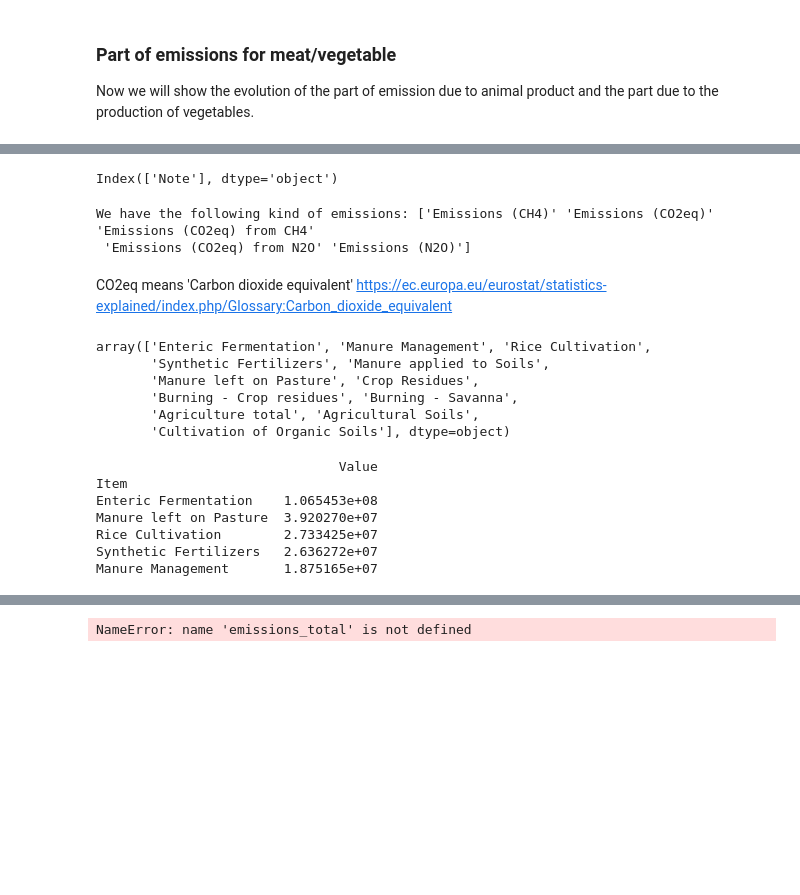
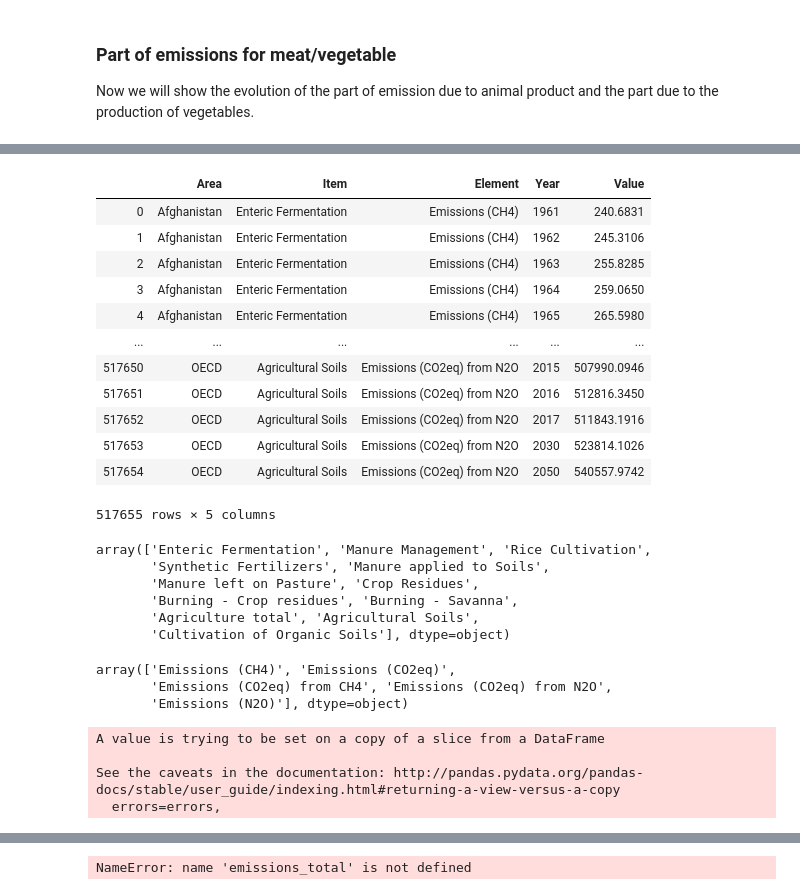
Before and after one commit to Lambo97/ADAProject, a Jupyter notebook: src/Milestone2.ipynb, the cells around one changed output, grey strips where cells are left out. Cells and saved outputs as stored; diff of their text form; code cells hidden in the pictures; blank space fills up the shorter version.

```diff
--- a/src/Milestone2.ipynb
+++ b/src/Milestone2.ipynb
@@ -69,5 +72,7 @@ plt.show()
 ### Part of emissions for meat/vegetable <a name="world_meat_vegetal"></a>
 Now we will show the evolution of the part of emission due to animal product and the part due to the production of vegetables.
 # %%
-emissions_total_path = DATA_PATH+'Emissions_Agriculture_Agriculture_total_E_All_Data_(Norm).csv'
+# Load and clean data
+emissions_total_path = DATA_PATH+'Emissions_Agriculture_Agriculture_total_E_All_Data_(Normalized).csv'
 emissions_total = pd.read_csv(emissions_total_path, encoding='latin-1', engine='python')
+emissions_total.drop(columns=['Item Code', 'Element Code', 'Area Code', 'Year Code', 'Unit', 'Flag', 'Note'], inplace=True)
@@ -85,23 +79,19 @@ emissions_total.head()
-# %%
-# check for NaN values
-emissions_total.columns[emissions_total.isna().any()]
-# %% [output]
-Index(['Note'], dtype='object')
-# %%
-# What kind of emissions are there?
-print("We have the following kind of emissions:",emissions_total['Element'].unique())
-#print(emissions_total['Element Code'].unique())
-
-# Units are all in Gigagrams
-# print(emissions_total['Unit'].unique())
-
-#emissions_total['Country'].unique()
-# %% [output]
-We have the following kind of emissions: ['Emissions (CH4)' 'Emissions (CO2eq)' 'Emissions (CO2eq) from CH4'
- 'Emissions (CO2eq) from N2O' 'Emissions (N2O)']
-# %% [markdown]
-CO2eq means 'Carbon dioxide equivalent'
-https://ec.europa.eu/eurostat/statistics-explained/index.php/Glossary:Carbon_dioxide_equivalent
+# %%
+emissions_total
+# %% [output]
+|  | Area | Item | Element | Year | Value |
+| 0 | Afghanistan | Enteric Fermentation | Emissions (CH4) | 1961 | 240.6831 |
+| 1 | Afghanistan | Enteric Fermentation | Emissions (CH4) | 1962 | 245.3106 |
+| 2 | Afghanistan | Enteric Fermentation | Emissions (CH4) | 1963 | 255.8285 |
+| 3 | Afghanistan | Enteric Fermentation | Emissions (CH4) | 1964 | 259.0650 |
+| 4 | Afghanistan | Enteric Fermentation | Emissions (CH4) | 1965 | 265.5980 |
+| ... | ... | ... | ... | ... | ... |
+| 517650 | OECD | Agricultural Soils | Emissions (CO2eq) from N2O | 2015 | 507990.0946 |
+| 517651 | OECD | Agricultural Soils | Emissions (CO2eq) from N2O | 2016 | 512816.3450 |
+| 517652 | OECD | Agricultural Soils | Emissions (CO2eq) from N2O | 2017 | 511843.1916 |
+| 517653 | OECD | Agricultural Soils | Emissions (CO2eq) from N2O | 2030 | 523814.1026 |
+| 517654 | OECD | Agricultural Soils | Emissions (CO2eq) from N2O | 2050 | 540557.9742 |
+517655 rows × 5 columns
 # %%
 emissions_total.Item.unique()
 # %% [output]
@@ -111,6 +101,12 @@ array(['Enteric Fermentation', 'Manure Management', 'Rice Cultivation',
        'Burning - Crop residues', 'Burning - Savanna',
        'Agriculture total', 'Agricultural Soils',
        'Cultivation of Organic Soils'], dtype=object)
+# %%
+emissions_total.Element.unique()
+# %% [output]
+array(['Emissions (CH4)', 'Emissions (CO2eq)',
+       'Emissions (CO2eq) from CH4', 'Emissions (CO2eq) from N2O',
+       'Emissions (N2O)'], dtype=object)
 # %%
 vegetal_emissions = ['Rice Cultivation', 'Synthetic Fertilizers', 'Manure applied to Soils', 'Crop Residues',
        'Cultivation of Organic Soils', 'Burning - Crop residues']
@@ -123,2 +114,8 @@ columns = ['Item', 'Value']
 # %%
-emissions_world = emissions_total[(emissions_total['Area'] == 'World')]
+emissions_world = emissions_total.loc[(emissions_total['Area'] == 'World') & (emissions_total['Element'] == "Emissions (CO2eq)")]
+emissions_world.drop(columns=['Area', 'Element'], inplace=True)
+# %% [output]
+A value is trying to be set on a copy of a slice from a DataFrame
+
+See the caveats in the documentation: http://pandas.pydata.org/pandas-docs/stable/user_guide/indexing.html#returning-a-view-versus-a-copy
+  errors=errors,
@@ -136,19 +121,0 @@ emissions_world_CH4 = emissions_world_CH4[columns].groupby(['Item']).sum().reset
-# %%
-# Drop stats that are sum of the others
-emissions_world_CO2eq.drop(['Agricultural Soils', 'Agriculture total'], inplace=True)
-emissions_world_CO2eq.sort_values('Value', ascending=False, inplace=True)
-print(emissions_world_CO2eq.head())
-
-emissions_world_N2O.drop(['Agricultural Soils', 'Agriculture total'], inplace=True)
-emissions_world_N2O.sort_values('Value', ascending=False, inplace=True)
-
-emissions_world_CH4.drop('Agriculture total', inplace=True)
-emissions_world_CH4.sort_values('Value', ascending=False, inplace=True)
-# %% [output]
-                               Value
-Item
-Enteric Fermentation    1.065453e+08
-Manure left on Pasture  3.920270e+07
-Rice Cultivation        2.733425e+07
-Synthetic Fertilizers   2.636272e+07
-Manure Management       1.875165e+07
```
Also changed, not shown: parts of 15 cells of this notebook.
